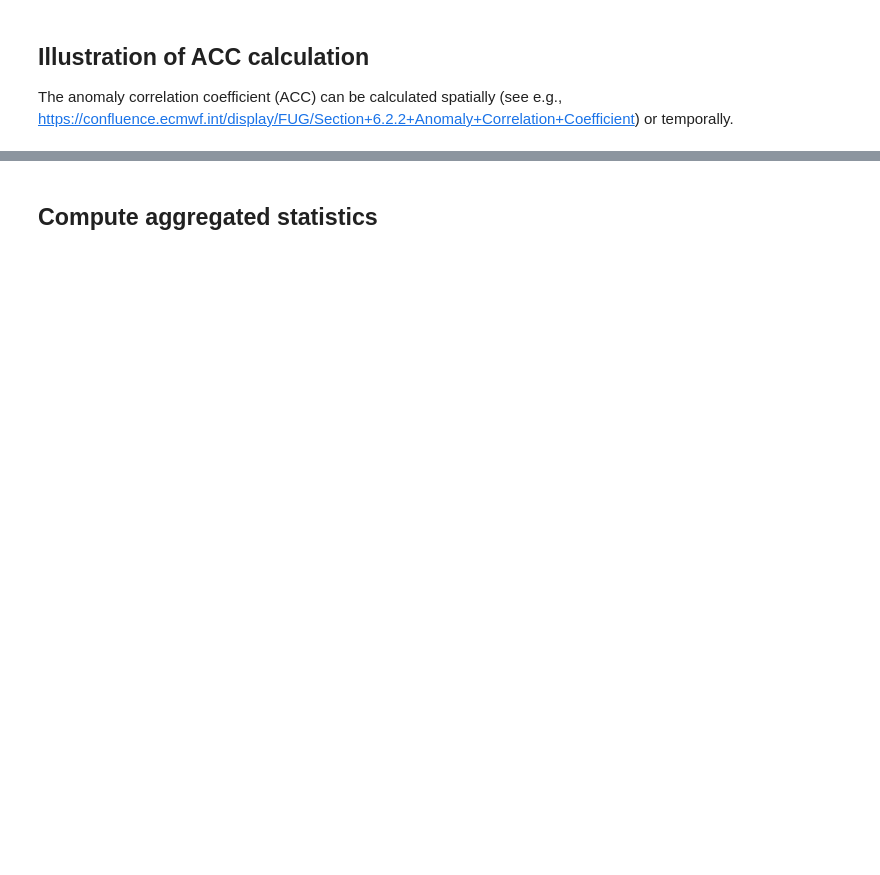
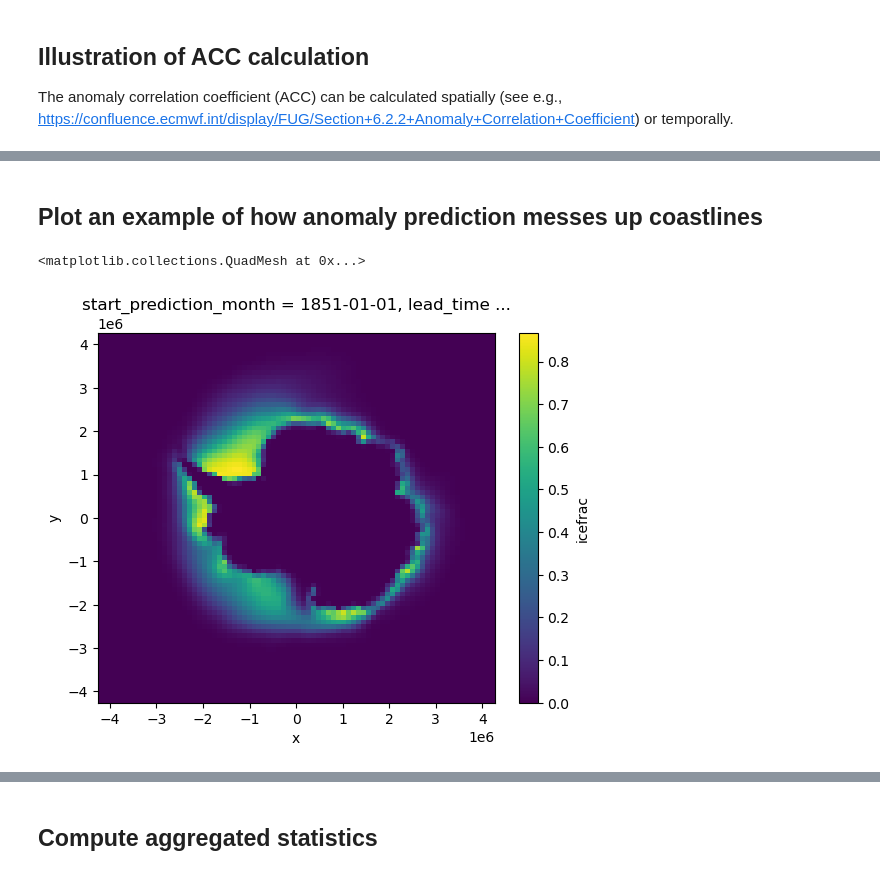
Before and after one commit to ychnli/sicpred, a Jupyter notebook: figures.ipynb, the cells around one changed output, grey strips where cells are left out. Cells and saved outputs as stored; diff of their text form; code cells hidden in the pictures; blank space fills up the shorter version.

```diff
--- a/figures.ipynb
+++ b/figures.ipynb
@@ -383,0 +364,7 @@ plt.savefig("figures/illustrations/ACC_calculation.jpg", dpi=300, bbox_inches="t
+# %% [markdown]
+## Plot an example of how anomaly prediction messes up coastlines
+# %%
+(climatology_broadcast.isel(start_prediction_month=0,member_id=0, lead_time=0)).plot()
+# %% [output]
+<matplotlib.collections.QuadMesh at 0x...>
+[figure, added]
```
Also changed, not shown: parts of 19 cells of this notebook.
